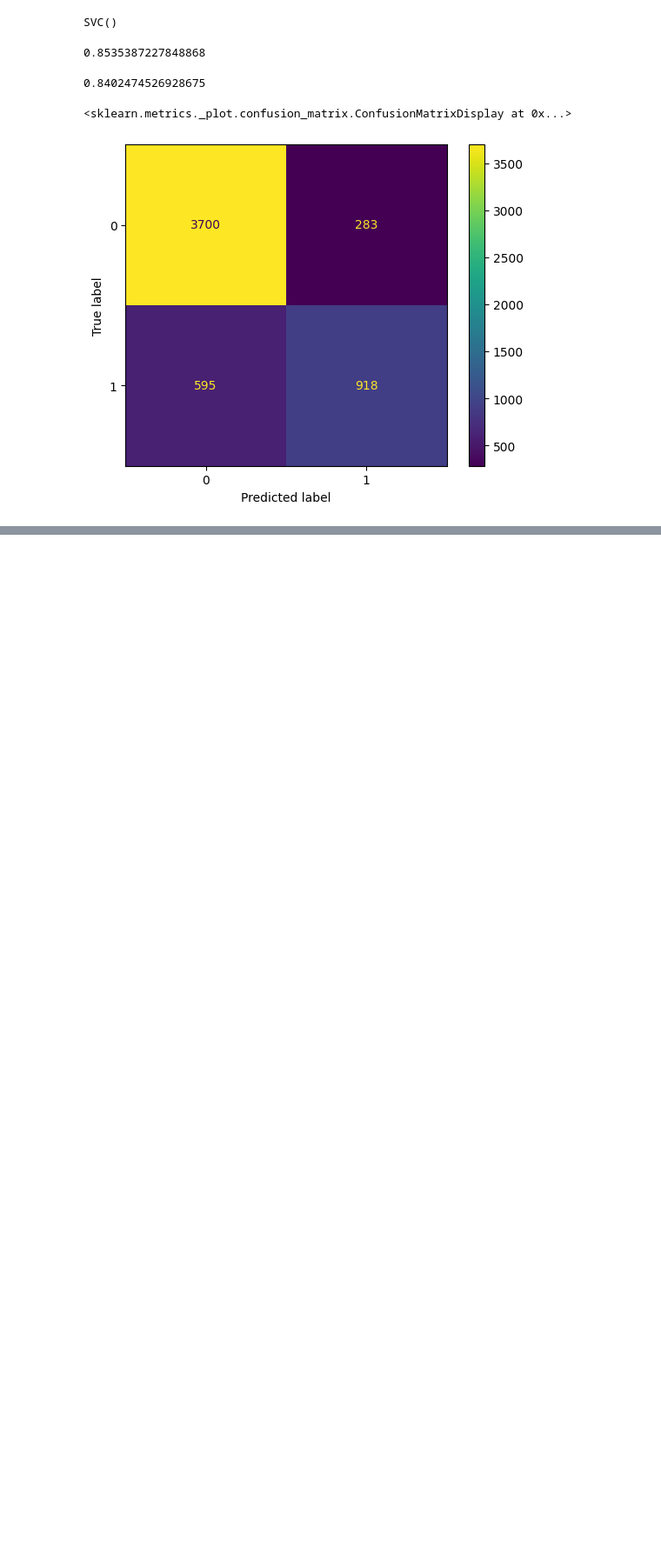
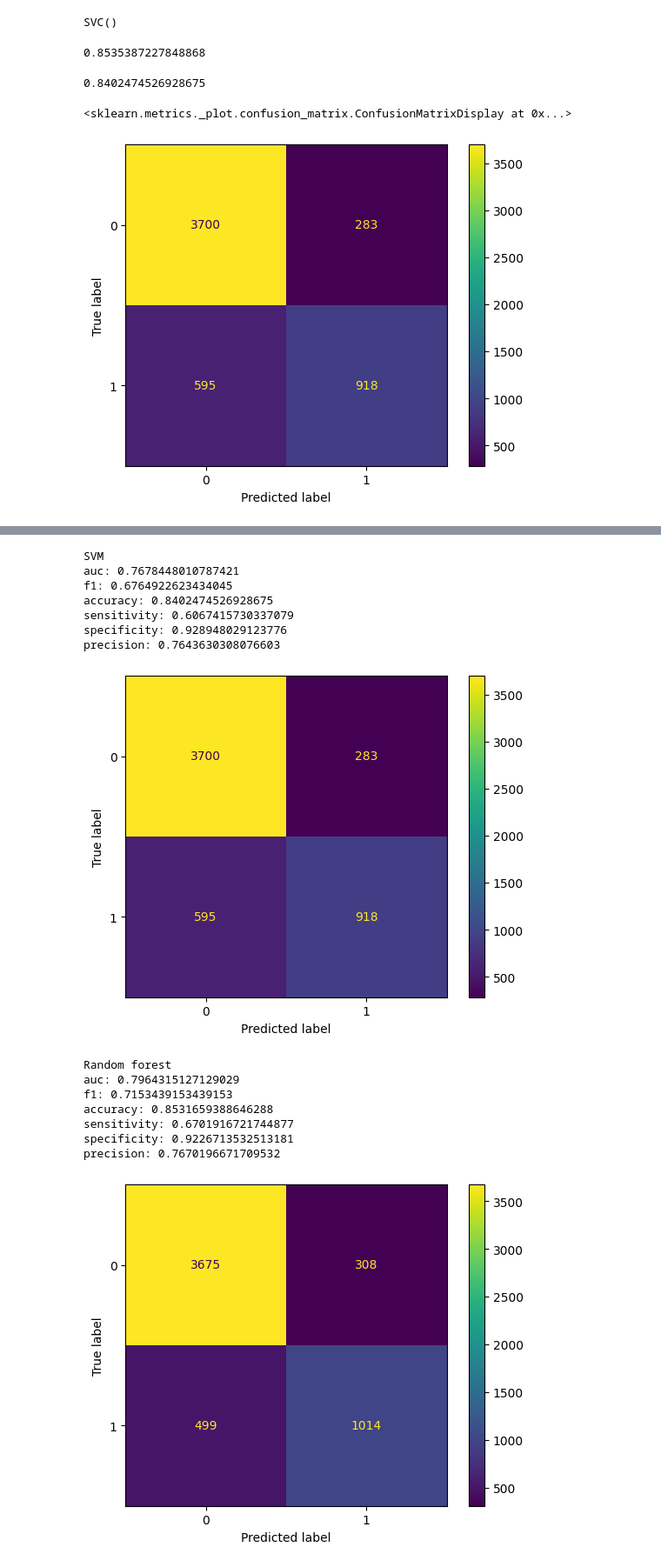
Before and after one commit to TommyRoy776/381-ML-HW1-, a Jupyter notebook: 381 hw1.ipynb, the cells around one changed output, grey strips where cells are left out. Shown at 87% size. Saved outputs shown, nothing was run; the diff lists cells and outputs as text; code cells hidden in the pictures; blank space fills up the shorter version.

```diff
--- a/381 hw1.ipynb
+++ b/381 hw1.ipynb
@@ -178,9 +178,9 @@ Random Forest:
 #Support Vector Machine (SVM)
 print("SVM:")
 std_X_train = std_train_set.drop('annual-income',axis=1)
-std_Y_train = train_set['annual-income']
+std_Y_train = std_train_set['annual-income']
 std_X_test = std_test_set.drop('annual-income',axis=1)
-std_Y_test = test_set['annual-income']
+std_Y_test = std_test_set['annual-income']
 
 svc_model = svm.SVC()
 svc_model.fit(std_X_train,std_Y_train)
@@ -230,6 +230,22 @@ def p1_metrics(y_true,y_pred,include_cm=True):
             'specificity': tn/(tn+fp),
             'precision': tp/(tp+fp)}
 
+def outputP1_metrics(m,modelName):
+    print(modelName)
+    for i in m:
+        if i != 'confusion_matrix':
+            print(str(i) +": "+ str(m[i]))
+        else:
+            disp = ConfusionMatrixDisplay(confusion_matrix=m[i],
+                            display_labels=gnb.classes_)
+            disp.plot()
+            plt.show()
+
+
 NBperformance = p1_metrics(Y_test,Y_pred_test)
 RFperformance = p1_metrics(Y_test,rf_Y_pred_test)
 SVMperformance = p1_metrics(Y_test,svc_Y_pred_test)
+outputP1_metrics(NBperformance,"naive_bayes")
+outputP1_metrics(SVMperformance,"SVM")
+outputP1_metrics(RFperformance,"Random forest")
+# %% [output]
@@ -236,2 +260,18 @@ SVMperformance = p1_metrics(Y_test,svc_Y_pred_test)
+SVM
+auc: 0.7678448010787421
+f1: 0.6764922623434045
+accuracy: 0.8402474526928675
+sensitivity: 0.6067415730337079
+specificity: 0.928948029123776
+precision: 0.7643630308076603
+[figure, added]
+Random forest
+auc: 0.7964315127129029
+f1: 0.7153439153439153
+accuracy: 0.8531659388646288
+sensitivity: 0.6701916721744877
+specificity: 0.9226713532513181
+precision: 0.7670196671709532
+[figure, added]
 # %%
 #part 1(3)
```
Also changed, not shown: parts of 5 cells of this notebook, 2 other files.
